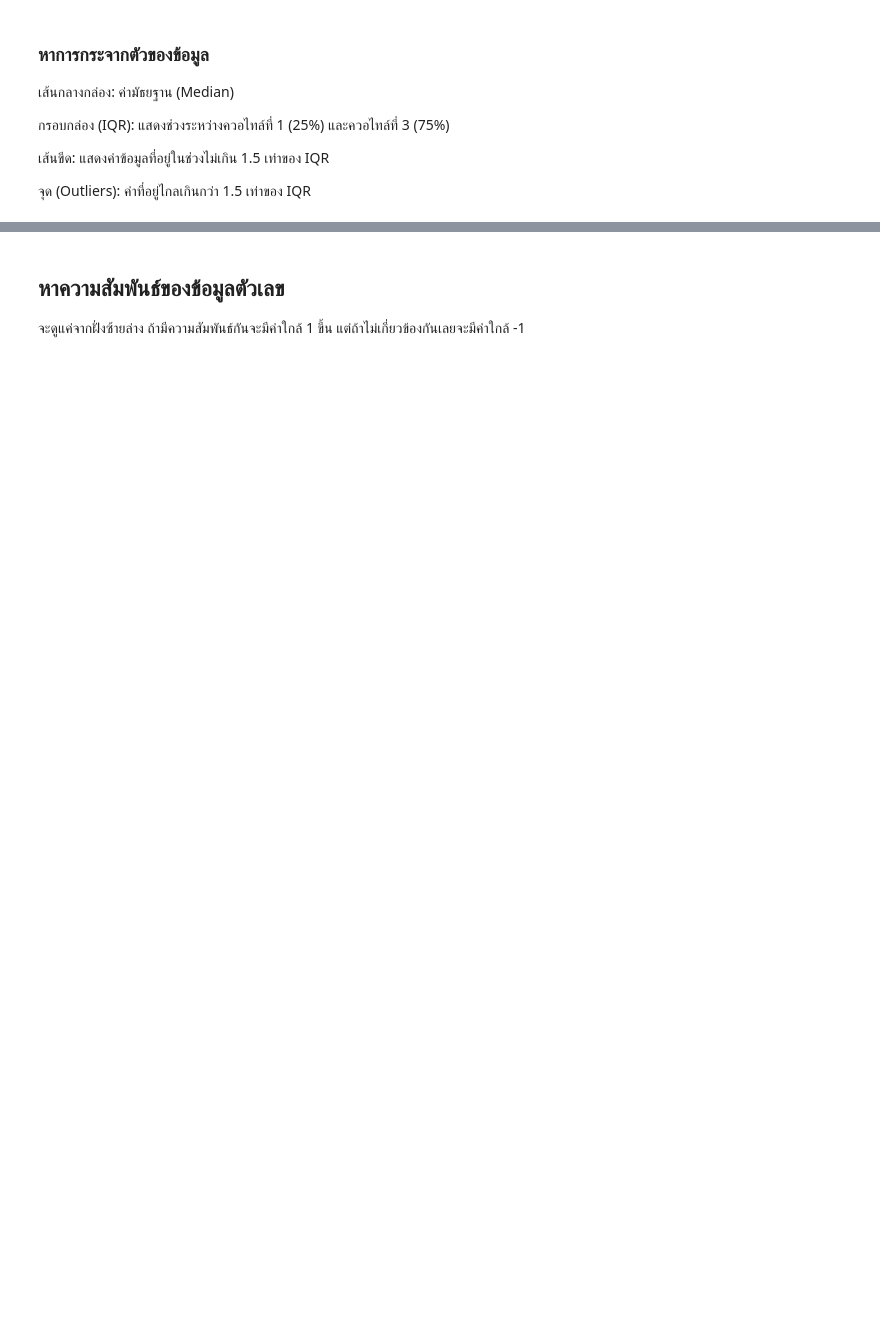
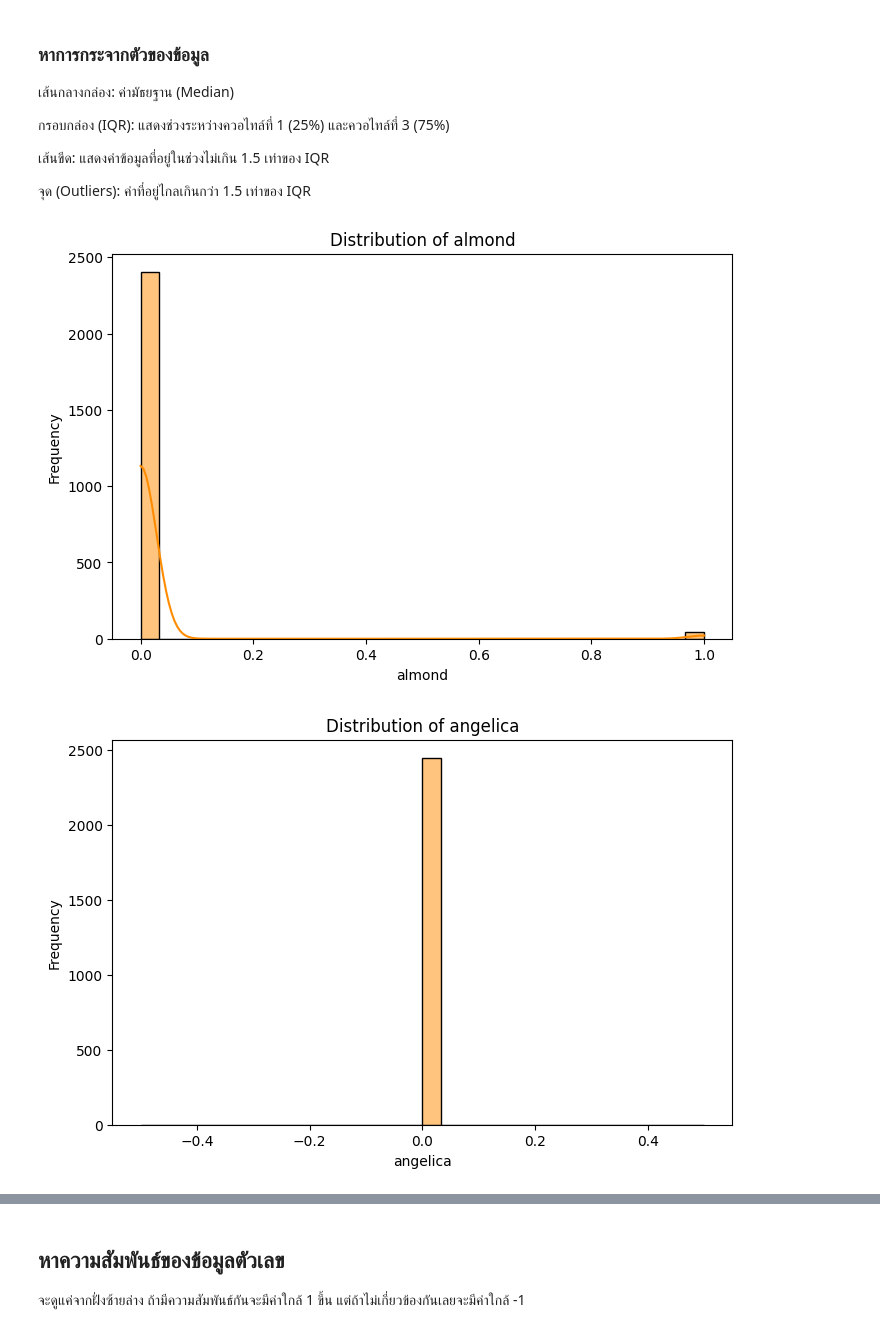
Before and after one commit to Kyaputan/Lab3-Machine-Learning, a Jupyter notebook: Data-Analysis/Number/Data-Analysis.ipynb, the cells around one changed output, grey strips where cells are left out. Drawn from its saved outputs; the diff is of its cells as text; code cells hidden in the pictures; blank space fills up the shorter version.

```diff
--- a/Data-Analysis/Number/Data-Analysis.ipynb
+++ b/Data-Analysis/Number/Data-Analysis.ipynb
@@ -6,7 +6,7 @@ import pandas as pd
 
 print("Loading data file now, this could take a while depending on file size")
 start = time.time()
-df = pd.read_csv('') # ADD-CSV
+df = pd.read_csv('cuisines.csv') # ADD-CSV
 end = time.time()
 print("Loading took " + str(round(end - start, 2)) + " seconds")
 missing_values = df.isna().sum().sum()
@@ -40,16 +63,19 @@ print("Categorical Columns:", non_numerical_columns)
 # %%
 import matplotlib.pyplot as plt
 import seaborn as sns
 def plot_histograms(df, numerical_columns):
     for column in numerical_columns:
         plt.figure(figsize=(8, 5))
         # Create a histogram with KDE
         sns.histplot(df[column], bins=30, kde=True, color='#ff8c00')
         plt.title(f'Distribution of {column}')
         plt.xlabel(column)
         plt.ylabel('Frequency')
         plt.show()
 
 
-# numerical_columns = ['TransactionAmount', 'CustomerAge', 'TransactionDuration', 'LoginAttempts', 'AccountBalance']
-# plot_histograms(df, numerical_columns)
+numerical_columns = ['almond', 'angelica', 'anise', 'anise_seed']
+plot_histograms(df, numerical_columns)
+# %% [output]
+[figure, added]
+[figure, added]
```
Also changed, not shown: parts of 9 cells of this notebook, 1 other file.
